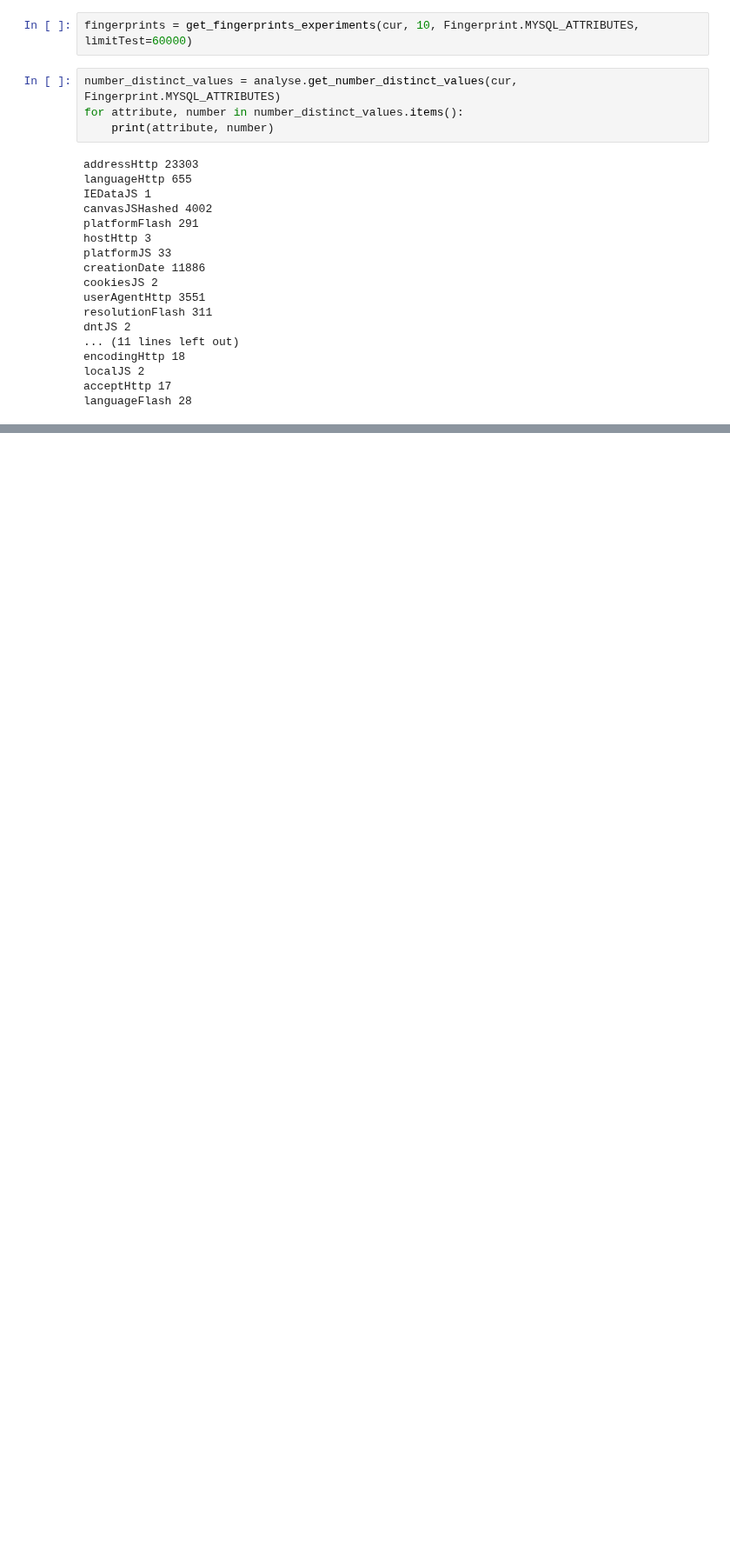
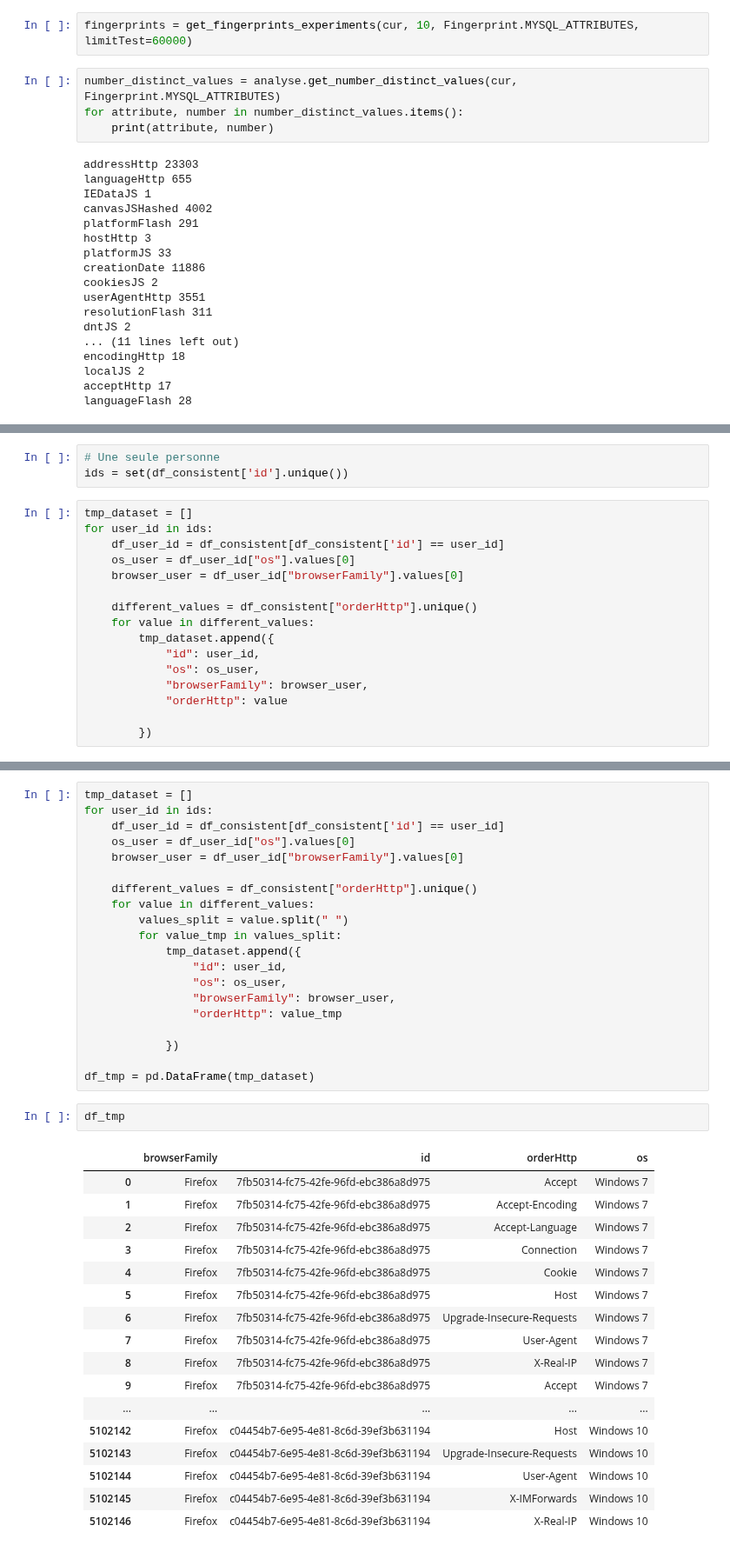
Before and after one commit to mGosset/BrowserFingerprint, a Jupyter notebook: notebooks/exploratory/analyse_empreintes.ipynb, the cells around one changed output, grey strips where cells are left out. Shown at 87% size. Cells and saved outputs as stored; diff of their text form; blank space fills up the shorter version.

```diff
--- a/notebooks/exploratory/analyse_empreintes.ipynb
+++ b/notebooks/exploratory/analyse_empreintes.ipynb
@@ -163,0 +404,19 @@ dtype: int64
+# %%
+# Une seule personne
+ids = set(df_consistent['id'].unique())
+# %%
+tmp_dataset = []
+for user_id in ids:
+    df_user_id = df_consistent[df_consistent['id'] == user_id]
+    os_user = df_user_id["os"].values[0]
+    browser_user = df_user_id["browserFamily"].values[0]
+
+    different_values = df_consistent["orderHttp"].unique()
+    for value in different_values:
+        tmp_dataset.append({
+            "id": user_id,
+            "os": os_user,
+            "browserFamily": browser_user,
+            "orderHttp": value
+
+        })
@@ -163,0 +445,40 @@ dtype: int64
+# %%
+tmp_dataset = []
+for user_id in ids:
+    df_user_id = df_consistent[df_consistent['id'] == user_id]
+    os_user = df_user_id["os"].values[0]
+    browser_user = df_user_id["browserFamily"].values[0]
+
+    different_values = df_consistent["orderHttp"].unique()
+    for value in different_values:
+        values_split = value.split(" ")
+        for value_tmp in values_split:
+            tmp_dataset.append({
+                "id": user_id,
+                "os": os_user,
+                "browserFamily": browser_user,
+                "orderHttp": value_tmp
+
+            })
+
+df_tmp = pd.DataFrame(tmp_dataset)
+# %%
+df_tmp
+# %% [output]
+|  | browserFamily | id | orderHttp | os |
+| 0 | Firefox | 7fb50314-fc75-42fe-96fd-ebc386a8d975 | Accept | Windows 7 |
+| 1 | Firefox | 7fb50314-fc75-42fe-96fd-ebc386a8d975 | Accept-Encoding | Windows 7 |
+| 2 | Firefox | 7fb50314-fc75-42fe-96fd-ebc386a8d975 | Accept-Language | Windows 7 |
+| 3 | Firefox | 7fb50314-fc75-42fe-96fd-ebc386a8d975 | Connection | Windows 7 |
+| 4 | Firefox | 7fb50314-fc75-42fe-96fd-ebc386a8d975 | Cookie | Windows 7 |
+| 5 | Firefox | 7fb50314-fc75-42fe-96fd-ebc386a8d975 | Host | Windows 7 |
+| 6 | Firefox | 7fb50314-fc75-42fe-96fd-ebc386a8d975 | Upgrade-Insecure-Requests | Windows 7 |
+| 7 | Firefox | 7fb50314-fc75-42fe-96fd-ebc386a8d975 | User-Agent | Windows 7 |
+| 8 | Firefox | 7fb50314-fc75-42fe-96fd-ebc386a8d975 | X-Real-IP | Windows 7 |
+| 9 | Firefox | 7fb50314-fc75-42fe-96fd-ebc386a8d975 | Accept | Windows 7 |
+| ... | ... | ... | ... | ... |
+| 5102142 | Firefox | c04454b7-6e95-4e81-8c6d-39ef3b631194 | Host | Windows 10 |
+| 5102143 | Firefox | c04454b7-6e95-4e81-8c6d-39ef3b631194 | Upgrade-Insecure-Requests | Windows 10 |
+| 5102144 | Firefox | c04454b7-6e95-4e81-8c6d-39ef3b631194 | User-Agent | Windows 10 |
+| 5102145 | Firefox | c04454b7-6e95-4e81-8c6d-39ef3b631194 | X-IMForwards | Windows 10 |
+| 5102146 | Firefox | c04454b7-6e95-4e81-8c6d-39ef3b631194 | X-Real-IP | Windows 10 |
```
Also changed, not shown: parts of 40 cells of this notebook.
